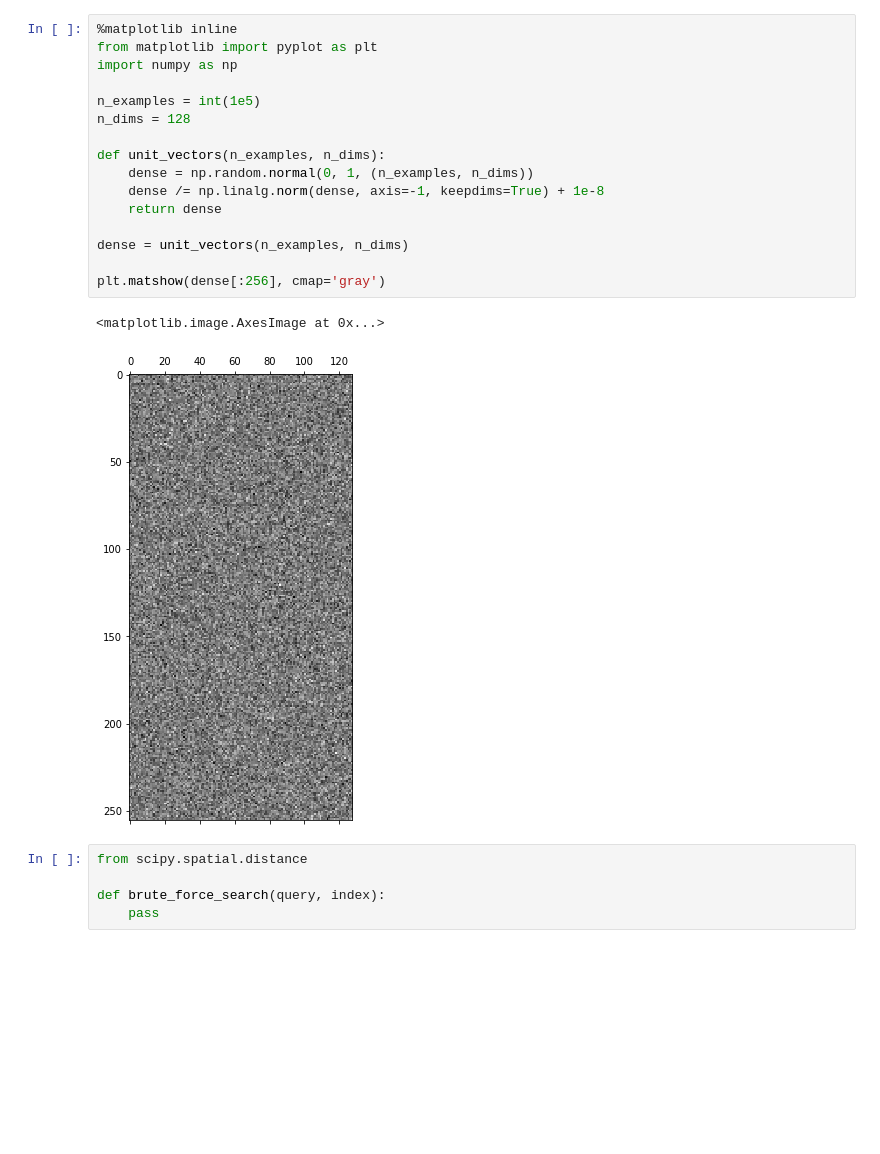
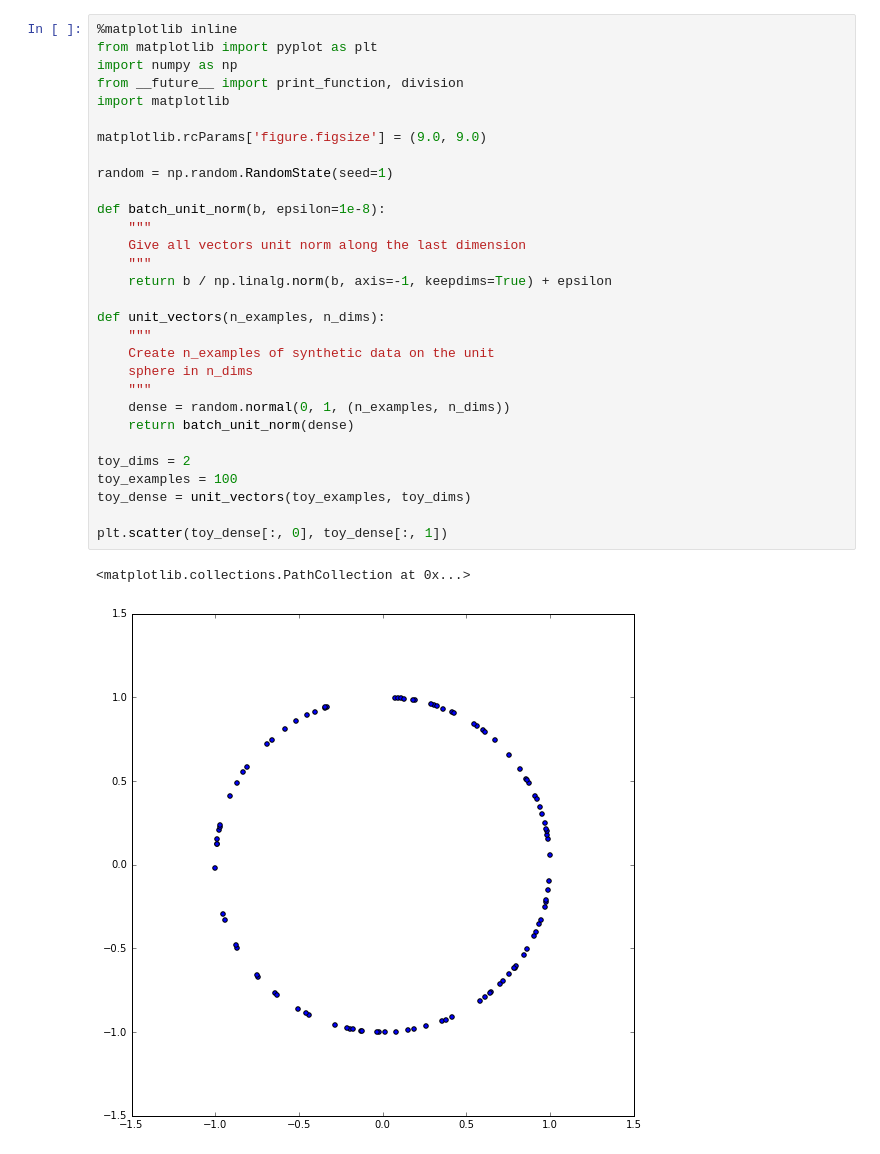
Before and after one commit to JohnVinyard/experiments, a Jupyter notebook: unsupervised-semantic-audio-embeddings/random-projections.ipynb, the cells around one changed output. Saved outputs shown, nothing was run; the diff lists cells and outputs as text; blank space fills up the shorter version.

Commit message:
Random projections notebook with no comments

```diff
--- a/unsupervised-semantic-audio-embeddings/random-projections.ipynb
+++ b/unsupervised-semantic-audio-embeddings/random-projections.ipynb
@@ -1,24 +1,33 @@
-# %%
-%matplotlib inline
-from matplotlib import pyplot as plt
-import numpy as np
-
-n_examples = int(1e5)
-n_dims = 128
-
-def unit_vectors(n_examples, n_dims):
-    dense = np.random.normal(0, 1, (n_examples, n_dims))
-    dense /= np.linalg.norm(dense, axis=-1, keepdims=True) + 1e-8
-    return dense
-
-dense = unit_vectors(n_examples, n_dims)
-
-plt.matshow(dense[:256], cmap='gray')
-# %% [output]
-<matplotlib.image.AxesImage at 0x...>
-[figure, removed]
-# %%
-from scipy.spatial.distance
-
-def brute_force_search(query, index):
-    pass
+# %%
+%matplotlib inline
+from matplotlib import pyplot as plt
+import numpy as np
+from __future__ import print_function, division
+import matplotlib
+
+matplotlib.rcParams['figure.figsize'] = (9.0, 9.0)
+
+random = np.random.RandomState(seed=1)
+
+def batch_unit_norm(b, epsilon=1e-8):
+    """
+    Give all vectors unit norm along the last dimension
+    """
+    return b / np.linalg.norm(b, axis=-1, keepdims=True) + epsilon
+
+def unit_vectors(n_examples, n_dims):
+    """
+    Create n_examples of synthetic data on the unit
+    sphere in n_dims
+    """
+    dense = random.normal(0, 1, (n_examples, n_dims))
+    return batch_unit_norm(dense)
+
+toy_dims = 2
+toy_examples = 100
+toy_dense = unit_vectors(toy_examples, toy_dims)
+
+plt.scatter(toy_dense[:, 0], toy_dense[:, 1])
+# %% [output]
+<matplotlib.collections.PathCollection at 0x...>
+[figure, added]
```
Also changed, not shown: parts of 9 cells of this notebook, 1 other file.
